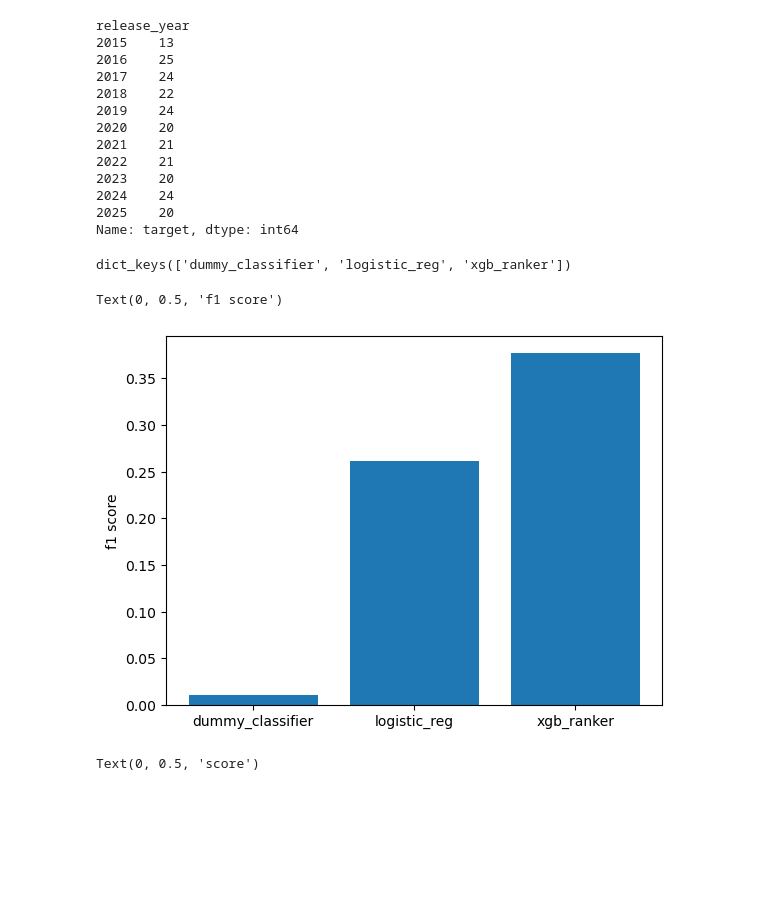
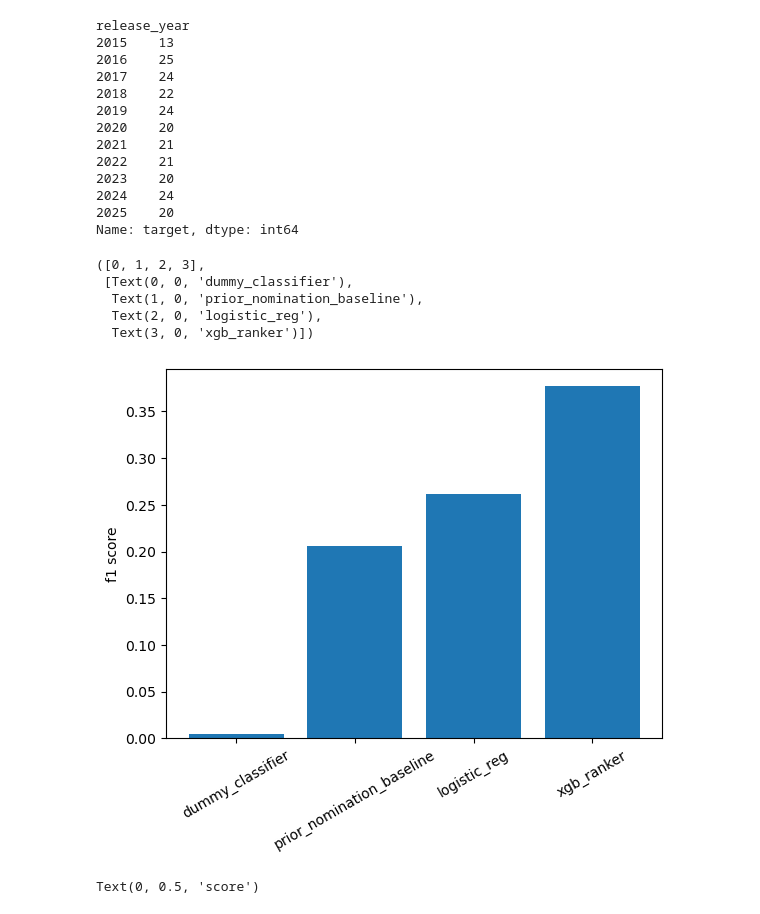
Before and after one commit to Erdos-Projects/summer26-nomination-worthy-books, a Jupyter notebook: CLEAN-REPO/results/model_evaluation_comparison.ipynb, the cells around one changed output. Cells and saved outputs as stored; diff of their text form; code cells hidden in the pictures; blank space fills up the shorter version.

Commit message:
added baseline model for prior-nomination guess

```diff
--- a/CLEAN-REPO/results/model_evaluation_comparison.ipynb
+++ b/CLEAN-REPO/results/model_evaluation_comparison.ipynb
@@ -72,6 +72,18 @@ model_results['dummy_classifier'] = {
 
     # add more
 }
+# %%
+# compare with baseline model of predicting books with previously-nominated authors
+
+nom_pred = (books_test['NomineeBefore']).astype(int)
+
+model_results['prior_nomination_baseline'] = {
+    'f1_score': f1_score(books_test['target'], nom_pred),
+    'precision': precision_score(books_test['target'], nom_pred),
+    'recall': recall_score(books_test['target'], nom_pred)
+
+    # add more
+}
 # %%
 logistic_reg = joblib.load('../models/trained_models/logistic_model.pkl')
 
@@ -142,16 +155,17 @@ model_results['xgb_ranker'] = {
     'precision@20': precision_score(books_test['target'], top20),
     # add more
 }
-# %%
-model_results.keys()
-# %% [output]
-dict_keys(['dummy_classifier', 'logistic_reg', 'xgb_ranker'])
 # %%
 plt.bar(list(model_results), [model['f1_score'] for model in model_results.values()])
 plt.ylabel('f1 score')
+plt.xticks(rotation=30)
 # %% [output]
-Text(0, 0.5, 'f1 score')
+([0, 1, 2, 3],
+ [Text(0, 0, 'dummy_classifier'),
+  Text(1, 0, 'prior_nomination_baseline'),
+  Text(2, 0, 'logistic_reg'),
+  Text(3, 0, 'xgb_ranker')])
-[figure, old version]
+[figure, new version]
 # %%
 plt.bar(['precision@k', 'precision@20', 'precision@15', 'precision@10'],
     [model_results['xgb_ranker'][p] for p in ['precision', 'precision@20', 'precision@15', 'precision@10']]
```
Also changed, not shown: parts of 1 cell of this notebook.
